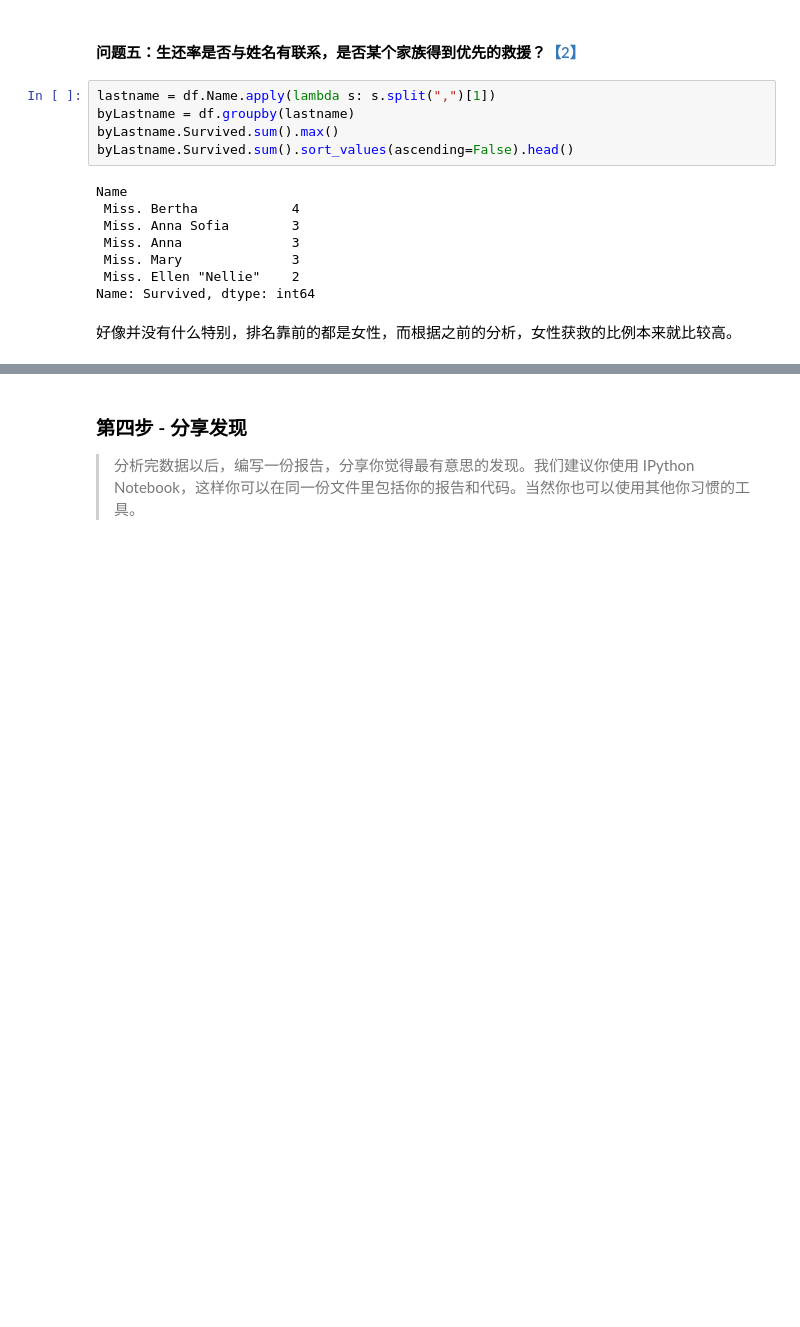
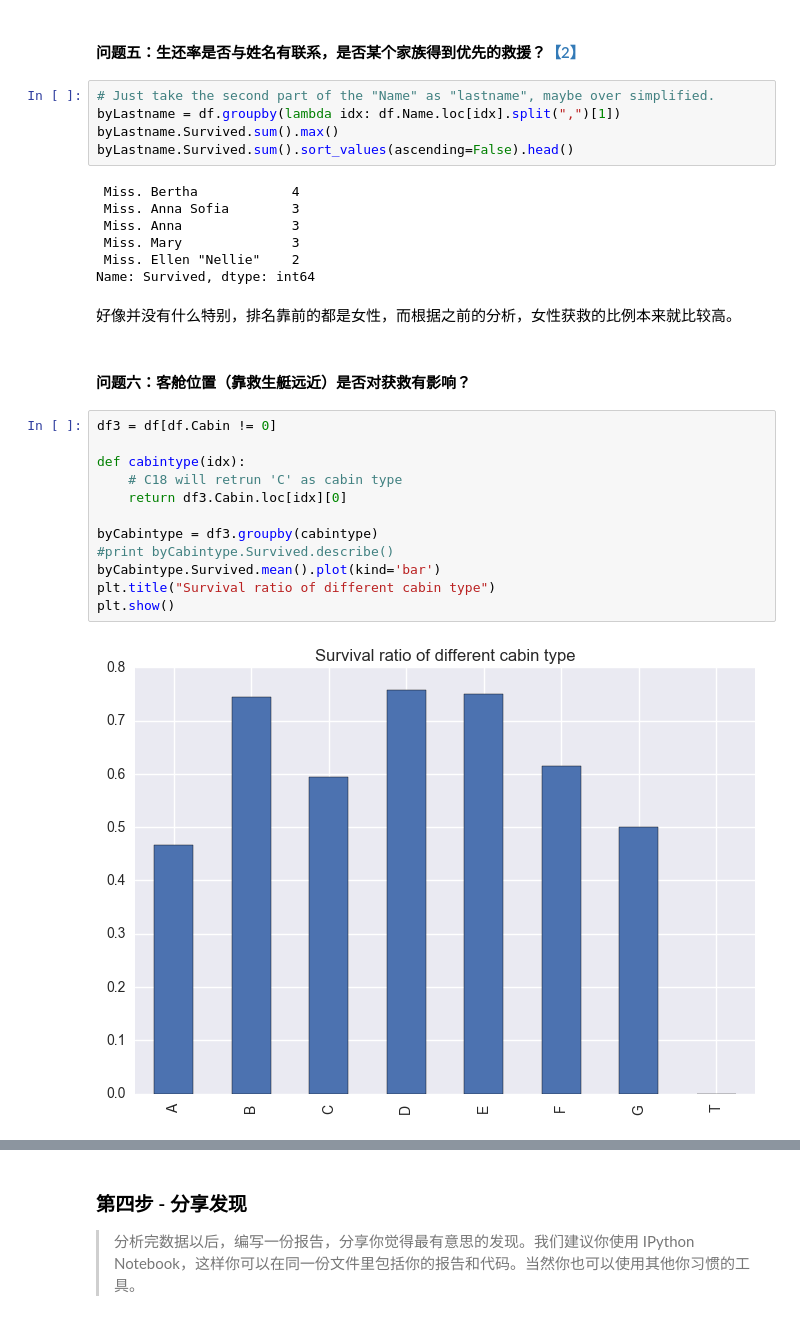
Before and after one commit to deCHN/DA-P2, a Jupyter notebook: titanic_data_explore.ipynb, the cells around one changed output, grey strips where cells are left out. Saved outputs shown, nothing was run; the diff lists cells and outputs as text; blank space fills up the shorter version.

```diff
--- a/titanic_data_explore.ipynb
+++ b/titanic_data_explore.ipynb
@@ -303,12 +331,11 @@ plt.show()
 # %% [markdown]
 #### 问题五：生还率是否与姓名有联系，是否某个家族得到优先的救援？<a id="refnote2" href="#note2" style="text-decoration: none">【2】</a>
 # %%
-lastname = df.Name.apply(lambda s: s.split(",")[1])
-byLastname = df.groupby(lastname)
+# Just take the second part of the "Name" as "lastname", maybe over simplified.
+byLastname = df.groupby(lambda idx: df.Name.loc[idx].split(",")[1])
 byLastname.Survived.sum().max()
 byLastname.Survived.sum().sort_values(ascending=False).head()
 # %% [output]
-Name
  Miss. Bertha            4
  Miss. Anna Sofia        3
  Miss. Anna              3
@@ -317,3 +344,19 @@ Name
 Name: Survived, dtype: int64
 # %% [markdown]
 好像并没有什么特别，排名靠前的都是女性，而根据之前的分析，女性获救的比例本来就比较高。
+# %% [markdown]
+#### 问题六：客舱位置（靠救生艇远近）是否对获救有影响？
+# %%
+df3 = df[df.Cabin != 0]
+
+def cabintype(idx):
+    # C18 will retrun 'C' as cabin type
+    return df3.Cabin.loc[idx][0]
+
+byCabintype = df3.groupby(cabintype)
+#print byCabintype.Survived.describe()
+byCabintype.Survived.mean().plot(kind='bar')
+plt.title("Survival ratio of different cabin type")
+plt.show()
+# %% [output]
+[figure, added]
```
Also changed, not shown: parts of 5 cells of this notebook.
